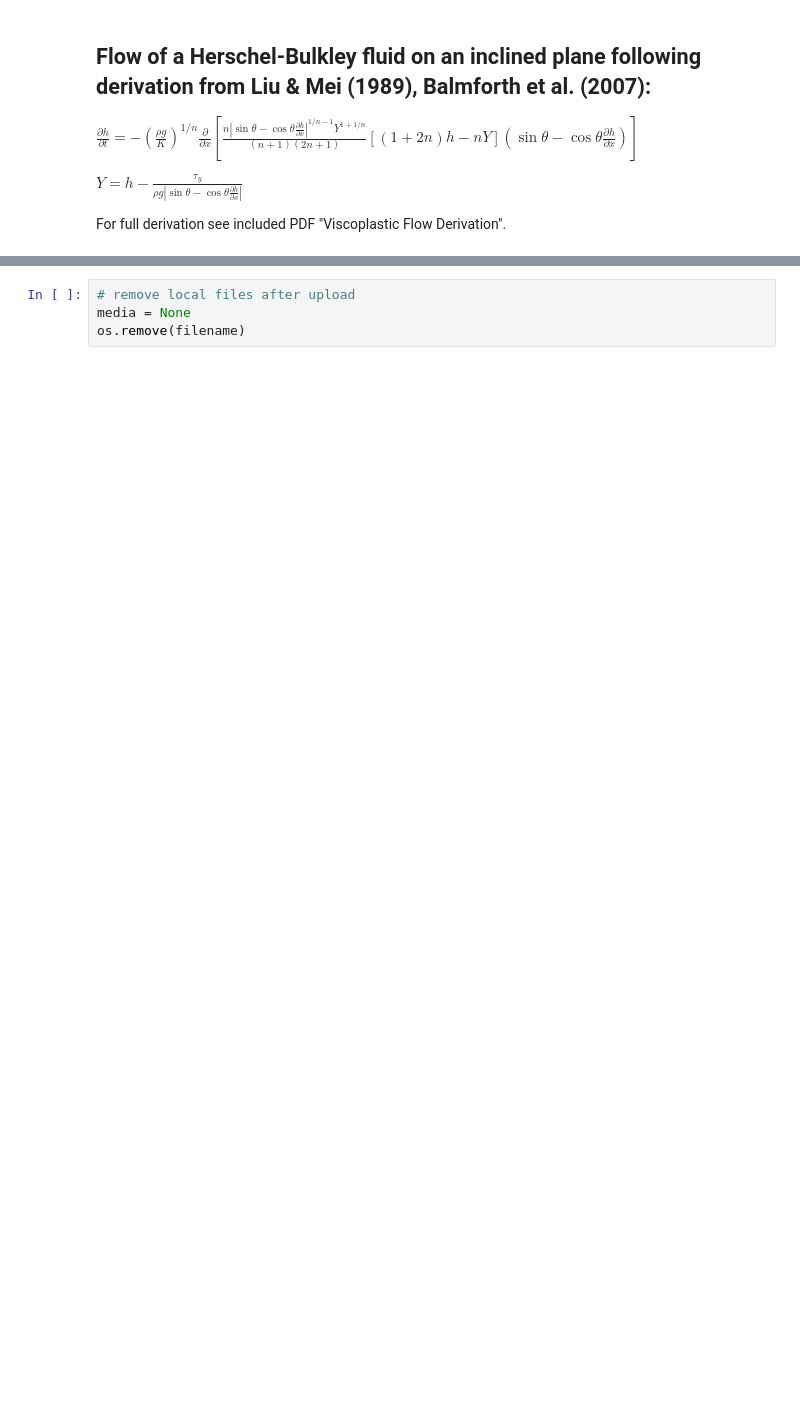
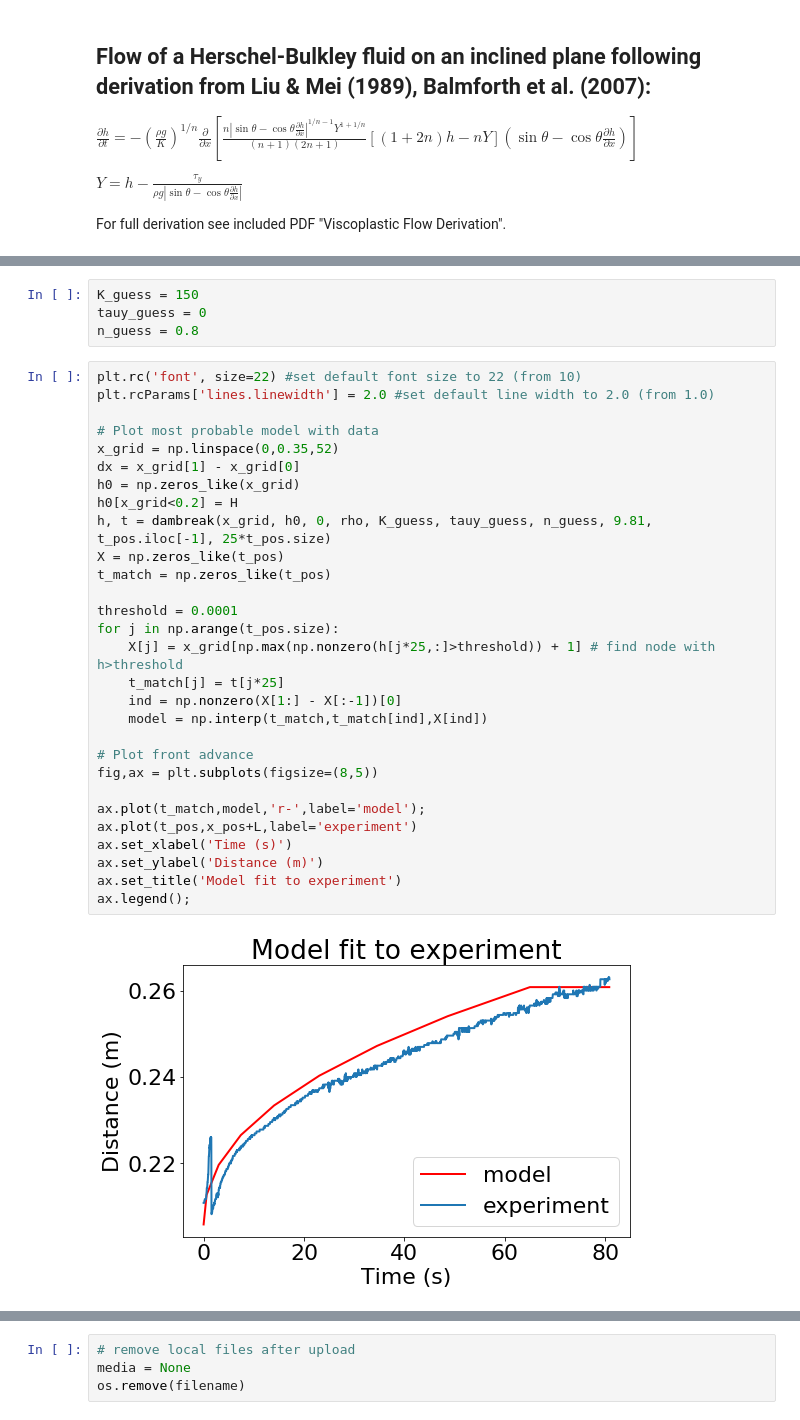
Before and after one commit to JanineBirnbaum18/3-phase-flow, a Jupyter notebook: MCMC from file.ipynb, the cells around one changed output, grey strips where cells are left out. Cells and saved outputs as stored; diff of their text form; blank space fills up the shorter version.

```diff
--- a/MCMC from file.ipynb
+++ b/MCMC from file.ipynb
@@ -174,0 +169,35 @@ media = None
+# %%
+K_guess = 150
+tauy_guess = 0
+n_guess = 0.8
+# %%
+plt.rc('font', size=22) #set default font size to 22 (from 10)
+plt.rcParams['lines.linewidth'] = 2.0 #set default line width to 2.0 (from 1.0)
+
+# Plot most probable model with data
+x_grid = np.linspace(0,0.35,52)
+dx = x_grid[1] - x_grid[0]
+h0 = np.zeros_like(x_grid)
+h0[x_grid<0.2] = H
+h, t = dambreak(x_grid, h0, 0, rho, K_guess, tauy_guess, n_guess, 9.81, t_pos.iloc[-1], 25*t_pos.size)
+X = np.zeros_like(t_pos)
+t_match = np.zeros_like(t_pos)
+
+threshold = 0.0001
+for j in np.arange(t_pos.size):
+    X[j] = x_grid[np.max(np.nonzero(h[j*25,:]>threshold)) + 1] # find node with h>threshold
+    t_match[j] = t[j*25]
+    ind = np.nonzero(X[1:] - X[:-1])[0]
+    model = np.interp(t_match,t_match[ind],X[ind])
+
+# Plot front advance
+fig,ax = plt.subplots(figsize=(8,5))
+
+ax.plot(t_match,model,'r-',label='model');
+ax.plot(t_pos,x_pos+L,label='experiment')
+ax.set_xlabel('Time (s)')
+ax.set_ylabel('Distance (m)')
+ax.set_title('Model fit to experiment')
+ax.legend();
+# %% [output]
+[figure, added]
```
Also changed, not shown: parts of 16 cells of this notebook, 2 other files.
